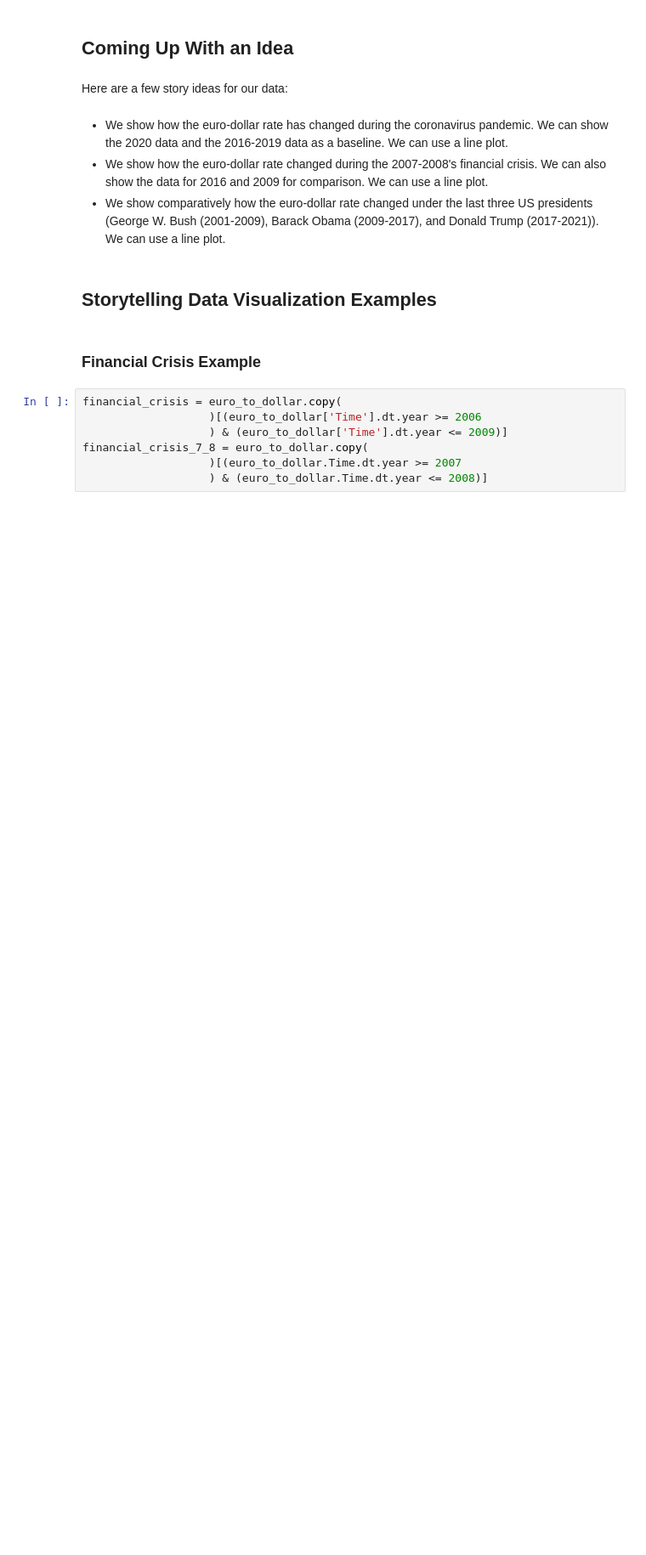
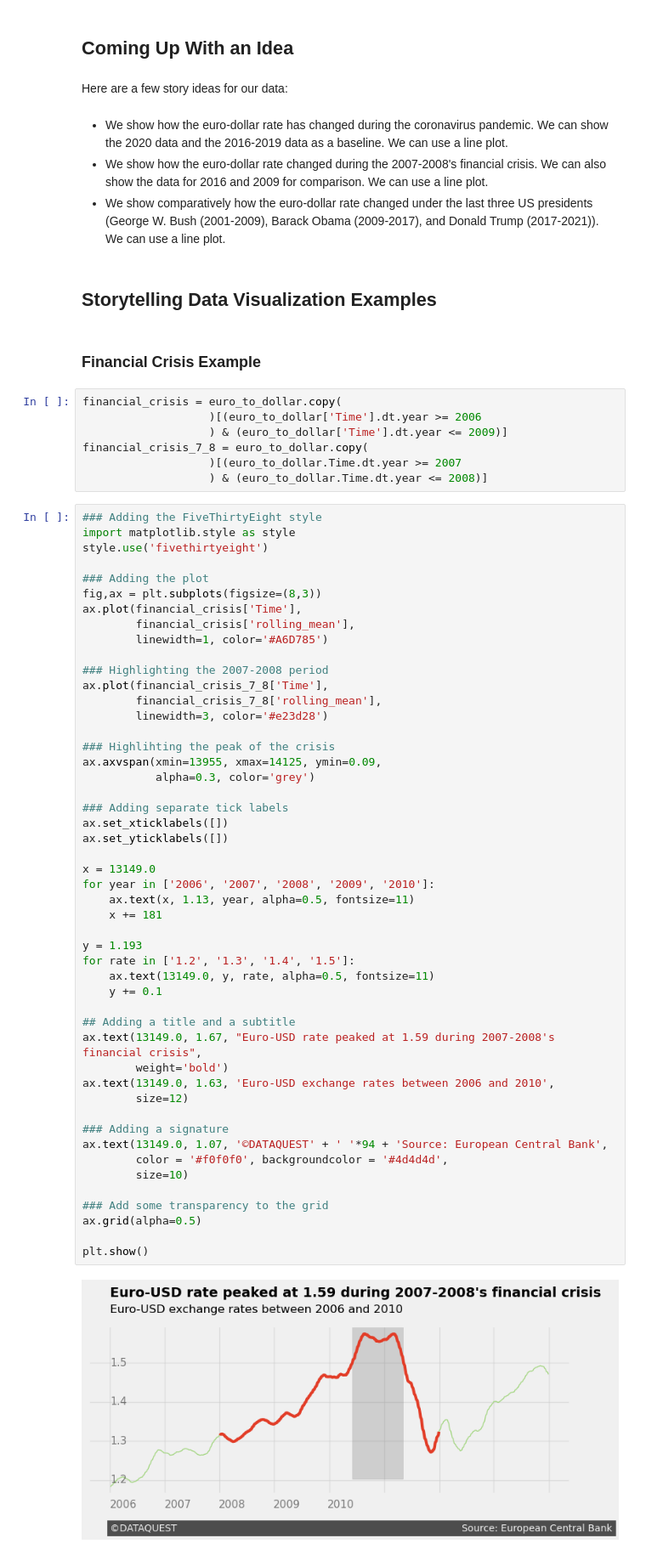
Before and after one commit to Sunday-Okey/Data-Scientist-in-Python, a Jupyter notebook: Projects/Storytelling Data Visualization on Exchange Rates.ipynb, the cells around one changed output. Shown: that part at 85% size. Cells and saved outputs as stored; diff of their text form; blank space fills up the shorter version.

```diff
--- a/Projects/Storytelling Data Visualization on Exchange Rates.ipynb
+++ b/Projects/Storytelling Data Visualization on Exchange Rates.ipynb
@@ -235,3 +235,54 @@ financial_crisis = euro_to_dollar.copy(
 financial_crisis_7_8 = euro_to_dollar.copy(
                    )[(euro_to_dollar.Time.dt.year >= 2007
                    ) & (euro_to_dollar.Time.dt.year <= 2008)]
+# %%
+### Adding the FiveThirtyEight style
+import matplotlib.style as style
+style.use('fivethirtyeight')
+
+### Adding the plot
+fig,ax = plt.subplots(figsize=(8,3))
+ax.plot(financial_crisis['Time'],
+        financial_crisis['rolling_mean'],
+        linewidth=1, color='#A6D785')
+
+### Highlighting the 2007-2008 period
+ax.plot(financial_crisis_7_8['Time'],
+        financial_crisis_7_8['rolling_mean'],
+        linewidth=3, color='#e23d28')
+
+### Highlihting the peak of the crisis
+ax.axvspan(xmin=13955, xmax=14125, ymin=0.09,
+           alpha=0.3, color='grey')
+
+### Adding separate tick labels
+ax.set_xticklabels([])
+ax.set_yticklabels([])
+
+x = 13149.0
+for year in ['2006', '2007', '2008', '2009', '2010']:
+    ax.text(x, 1.13, year, alpha=0.5, fontsize=11)
+    x += 181
+
+y = 1.193
+for rate in ['1.2', '1.3', '1.4', '1.5']:
+    ax.text(13149.0, y, rate, alpha=0.5, fontsize=11)
+    y += 0.1
+
+## Adding a title and a subtitle
+ax.text(13149.0, 1.67, "Euro-USD rate peaked at 1.59 during 2007-2008's financial crisis",
+        weight='bold')
+ax.text(13149.0, 1.63, 'Euro-USD exchange rates between 2006 and 2010',
+        size=12)
+
+### Adding a signature
+ax.text(13149.0, 1.07, '©DATAQUEST' + ' '*94 + 'Source: European Central Bank',
+        color = '#f0f0f0', backgroundcolor = '#4d4d4d',
+        size=10)
+
+### Add some transparency to the grid
+ax.grid(alpha=0.5)
+
+plt.show()
+# %% [output]
+[figure, added]
```
Also changed, not shown: parts of 5 cells of this notebook, 4 other files.
